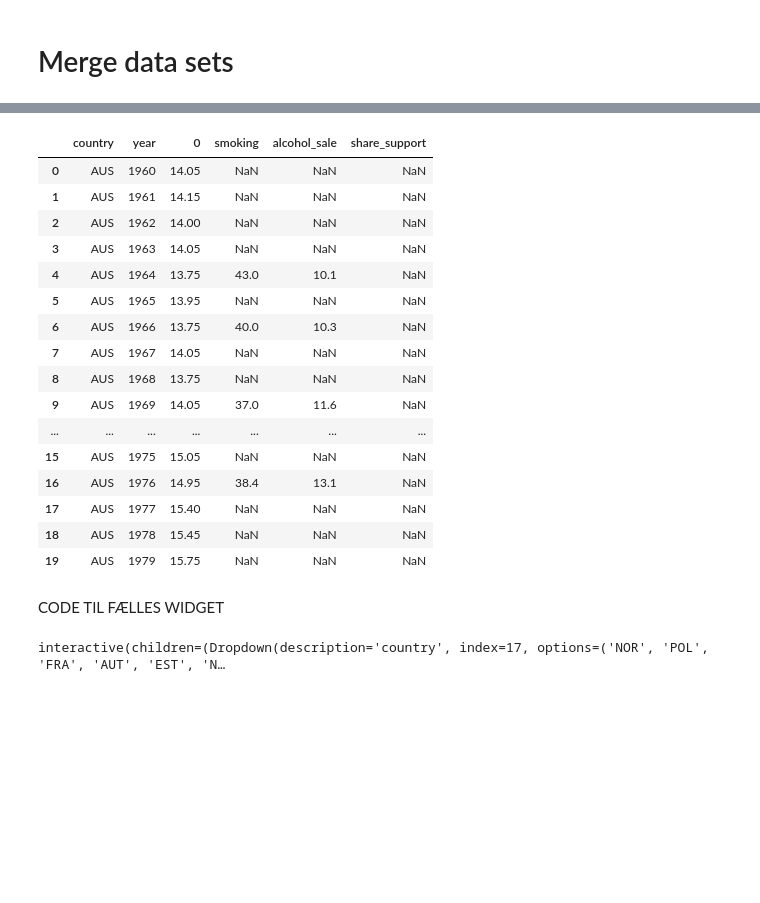
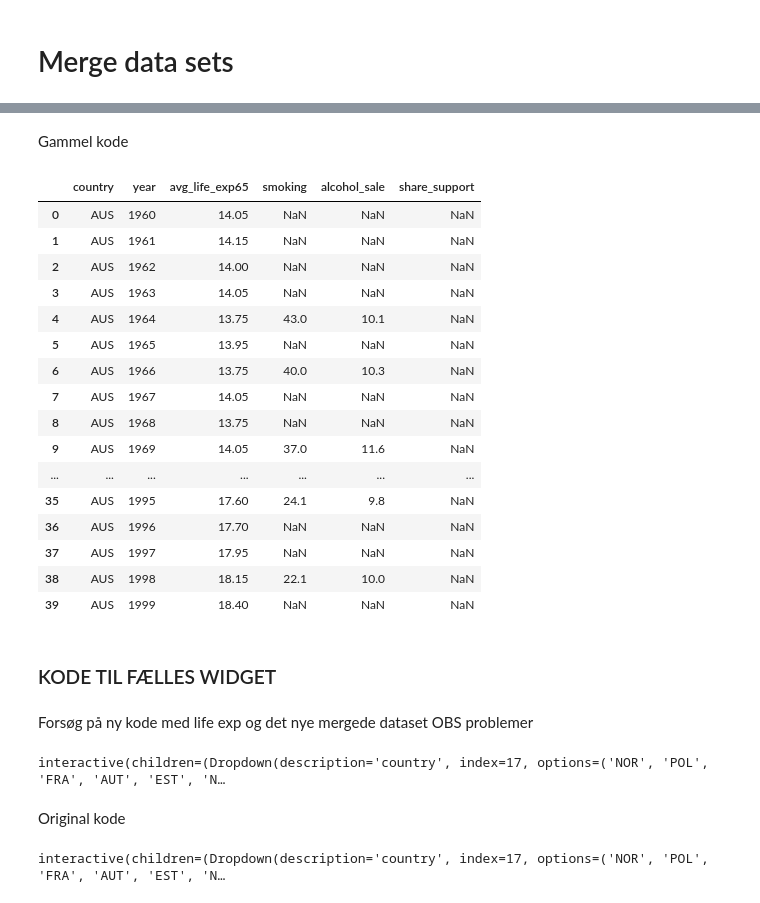
Before and after one commit to NumEconCopenhagen/projects-2023-ida-simone-elin, a Jupyter notebook: dataproject/dataproject.ipynb, the cells around one changed output, grey strips where cells are left out. Drawn from its saved outputs; the diff is of its cells as text; code cells hidden in the pictures; blank space fills up the shorter version.

```diff
--- a/dataproject/dataproject.ipynb
+++ b/dataproject/dataproject.ipynb
@@ -77,0 +80,11 @@ social_support = pd.read_csv('socsupport.csv')
+# %%
+dataframes = []
+filename = ['alcohol','smokers','lifeexp65','socsupport']
+for i in range(len(filename)):
+    temp_df = pd.read_csv(f"{filename[i]}.csv")
+    dataframes.append(temp_df)
+
+alcohol = dataframes[0]
+smokers = dataframes[1]
+life_exp_65 = dataframes[2]
+social_support = dataframes[3]
@@ -212,3 +235,4 @@ Explain what you see when moving elements of the interactive plot around.
 # %%
-df1 = life_exp_65_wide.stack().reset_index()
-df1.rename(columns={'0':'Average'},inplace=True)
+life_exp_stack = life_exp_65_wide.stack().reset_index()
+life_exp_stack.rename(columns={0:'avg_life_exp65'},inplace=True)
+life_exp_stack
@@ -215,15 +271,17 @@ df1.rename(columns={'0':'Average'},inplace=True)
+# %% [markdown]
+Gammel kode
 # %%
 #merging the data
+
 smokeralc = pd.merge(smokers,alcohol,on=['country','year'],how='left')
 smokalcsoc = pd.merge(smokeralc, social_support,on=['country','year'],how='left')
-merged = pd.merge(df1, smokalcsoc ,on=['country','year'],how='left')
+merged = pd.merge(life_exp_stack, smokalcsoc ,on=['country','year'],how='left')
 
 merged.rename(columns = {'0':'life_exp'},inplace=True)
 merged.set_index(['country','year'])
-merged.loc[merged.country == 'USA']
-merged.head(20)
+merged.loc[merged.country == 'AUS'].head(40)
 # %% [output]
-|  | country | year | 0 | smoking | alcohol_sale | share_support |
+|  | country | year | avg_life_exp65 | smoking | alcohol_sale | share_support |
 | 0 | AUS | 1960 | 14.05 | NaN | NaN | NaN |
 | 1 | AUS | 1961 | 14.15 | NaN | NaN | NaN |
 | 2 | AUS | 1962 | 14.00 | NaN | NaN | NaN |
@@ -235,10 +293,12 @@ merged.head(20)
 | 8 | AUS | 1968 | 13.75 | NaN | NaN | NaN |
 | 9 | AUS | 1969 | 14.05 | 37.0 | 11.6 | NaN |
 | ... | ... | ... | ... | ... | ... | ... |
-| 15 | AUS | 1975 | 15.05 | NaN | NaN | NaN |
-| 16 | AUS | 1976 | 14.95 | 38.4 | 13.1 | NaN |
-| 17 | AUS | 1977 | 15.40 | NaN | NaN | NaN |
-| 18 | AUS | 1978 | 15.45 | NaN | NaN | NaN |
-| 19 | AUS | 1979 | 15.75 | NaN | NaN | NaN |
+| 35 | AUS | 1995 | 17.60 | 24.1 | 9.8 | NaN |
+| 36 | AUS | 1996 | 17.70 | NaN | NaN | NaN |
+| 37 | AUS | 1997 | 17.95 | NaN | NaN | NaN |
+| 38 | AUS | 1998 | 18.15 | 22.1 | 10.0 | NaN |
+| 39 | AUS | 1999 | 18.40 | NaN | NaN | NaN |
 # %% [markdown]
-CODE TIL FÆLLES WIDGET
+### KODE TIL FÆLLES WIDGET
+# %% [markdown]
+Forsøg på ny kode med life exp og det nye mergede dataset OBS problemer
@@ -245,3 +322,9 @@ CODE TIL FÆLLES WIDGET
+# %%
+plot_timeseries(mergedtest)
+# %% [output]
+interactive(children=(Dropdown(description='country', index=17, options=('NOR', 'POL', 'FRA', 'AUT', 'EST', 'N…
+# %% [markdown]
+Original kode
 # %%
 def plot(df, country, var):
     I=df['country']== country
```
Also changed, not shown: parts of 28 cells of this notebook, 1 other file.
